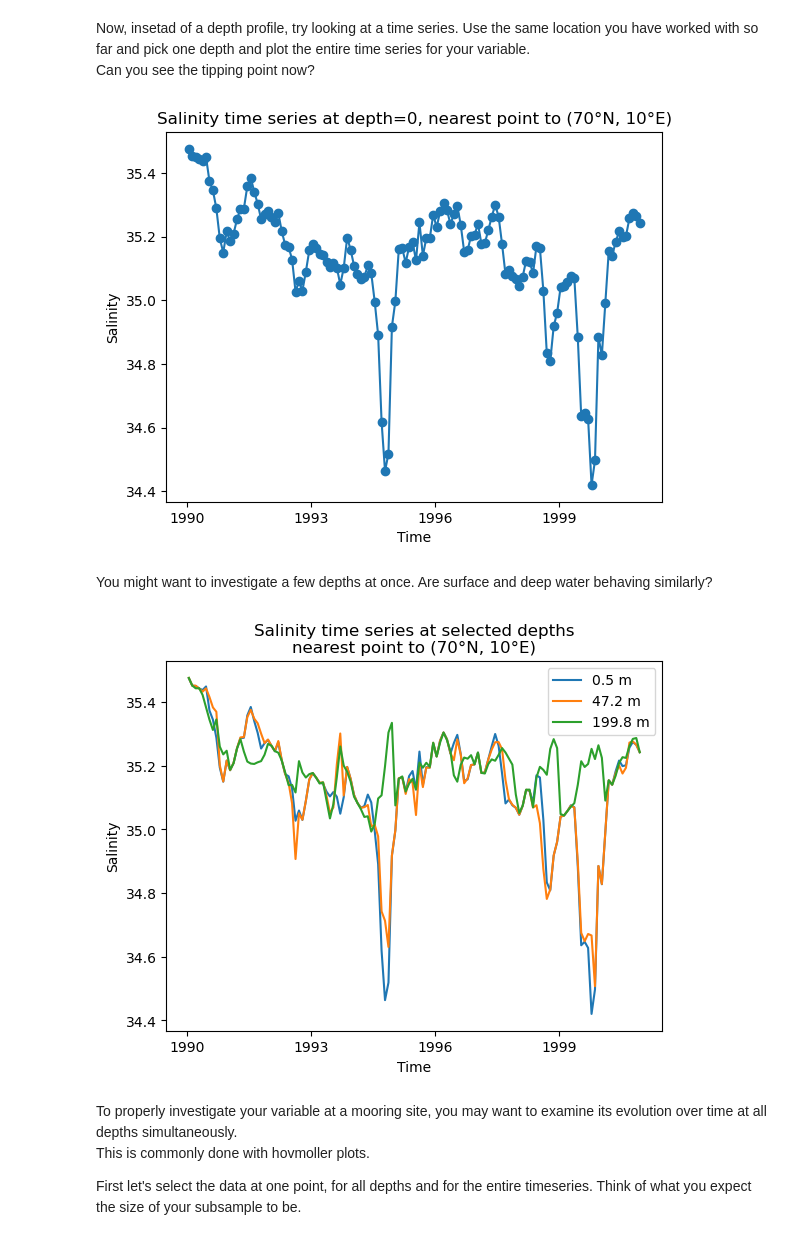
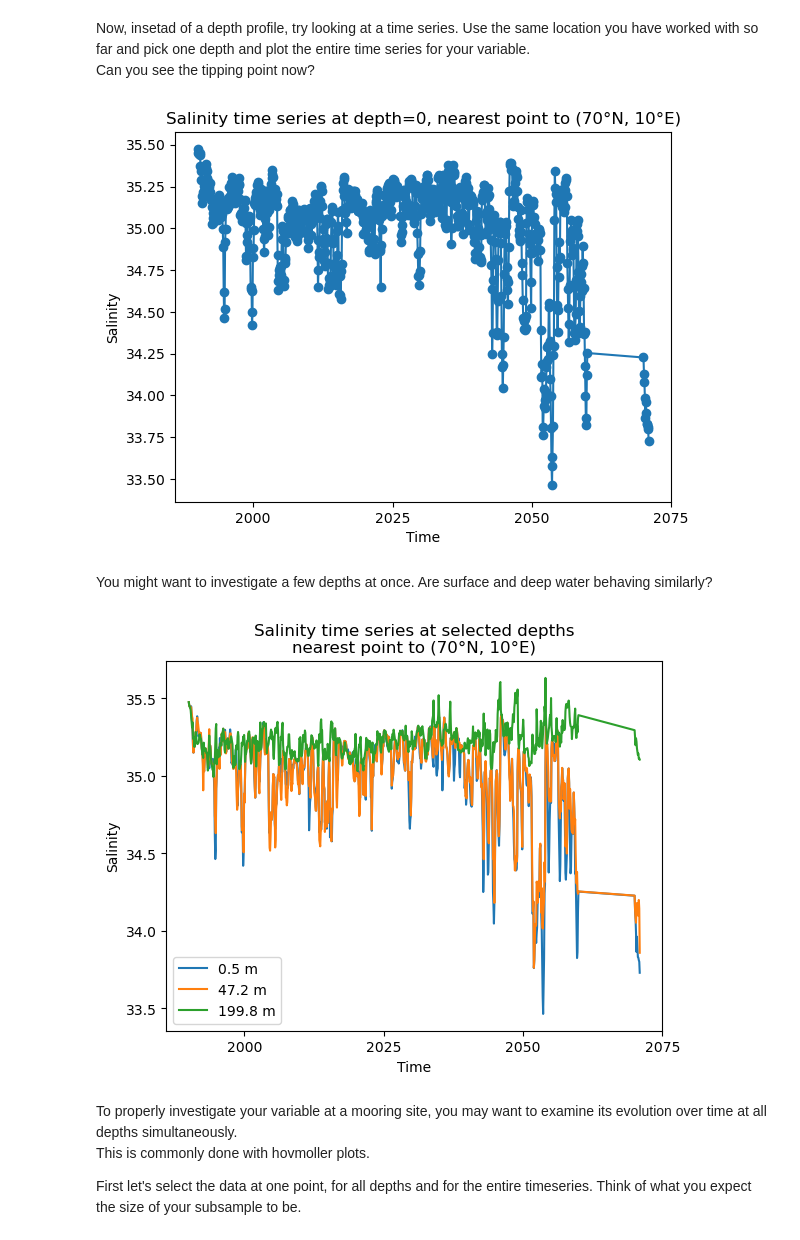
Before and after one commit to NOC-MSM/ARIA_workshop, a Jupyter notebook: Challenges/Challenge2.ipynb, the cells around one changed output. Saved outputs shown, nothing was run; the diff lists cells and outputs as text; code cells hidden in the pictures.

```diff
--- a/Challenges/Challenge2.ipynb
+++ b/Challenges/Challenge2.ipynb
@@ -17,7 +17,7 @@ import xarray as xr
 path = "/gws/pw/j07/workshop/ARIA_src_data/"
 t_path3d = path + "VERIFY_eORCA025_MED_UKESM_3D_19900101_20710101_grid_T.nc"
 
-ds = xr.open_dataset(t_path3d)
+ds = xr.open_dataset(t_path3d, chunks={"x":400,"y":400})
 
 ds
 # %% [output]
@@ -47,8 +46,0 @@ You will also notice that, in the coordinates section, nav_lat and nav_lon are n
-# %%
-# Make nav_lat/nav_lon 2D on the full dataset (take first time slice)
-nav_lat_2d = ds.nav_lat.isel(time_counter=0, drop=True)  # dims: (y, x)
-nav_lon_2d = ds.nav_lon.isel(time_counter=0, drop=True)  # dims: (y, x)
-
-# and re-assign it to your dataset. now ds should show nav_lat and nav_lon as (y, x).
-ds = ds.assign_coords(nav_lat=nav_lat_2d, nav_lon=nav_lon_2d)
-ds
@@ -130,10 +99,10 @@ target_lat = 70
 target_lon = 10
 
 # Then find the closest model point to these coordinates
-dist = ((ds_subset.nav_lat - target_lat)**2 + (ds_subset.nav_lon - target_lon)**2)**0.5
+dist = ((ds.nav_lat - target_lat)**2 + (ds.nav_lon - target_lon)**2)**0.5
 
 # Find the index of the closest point by:
-dist_1d = dist.stack(points=("y", "x")) # Turning the 2D grid (y, x) into a 1D list of points called "points". Each entry in "points" corresponds to the a set of (y, x).
+dist_1d = dist.stack(points=("y", "x")).load() # Turning the 2D grid (y, x) into a 1D list of points called "points". Each entry in "points" corresponds to the a set of (y, x).
 ip = dist_1d.argmin("points") # getting index of the point with minimum distance (closest point)
 
 # Recover the original (y, x) indices from the stacked MultiIndex
@@ -141,7 +110,7 @@ j = dist_1d["y"].isel(points=ip).item()
 i = dist_1d["x"].isel(points=ip).item()
 
 #Use (j, i) with isel to get the vertical profile (all depths, one time)
-salinity_profile = ds_subset.so.sel(time_counter="1992-12").isel(y=j, x=i)
+salinity_profile = ds.so.sel(time_counter="1992-12").isel(y=j, x=i)
 
 #print(salinity_profile)
 #print(salinity_profile.deptht.values)
@@ -225,24 +194,24 @@ Use the same location you have worked with so far and pick one depth and plot th
 Can you see the tipping point now?
 # %%
 # Time series at surface (deptht=0) for the selected grid point (j, i)
-salinity_ts = ds_subset.so.isel(deptht=0, y=j, x=i)   # dims: time_counter
+salinity_ts = ds.so.isel(deptht=0, y=j, x=i)   # dims: time_counter
 
 # plot the timeseries from 1990 to 2000
 #import matplotlib.pyplot as plt
 fig, ax = plt.subplots()
 
 # Line + scatter time series
 salinity_ts.plot(ax=ax)
 ax.scatter(salinity_ts["time_counter"].values,
            salinity_ts.values)
 
 ax.set_title("Salinity time series at depth=0, nearest point to (70°N, 10°E)")
 ax.set_xlabel("Time")
 ax.set_ylabel("Salinity")
 
 plt.show()
 # %% [output]
-[figure, old version]
+[figure, new version]
 # %% [markdown]
 You might want to investigate a few depths at once. Are surface and deep water behaving similarly?
 # %%
@@ -252,7 +221,7 @@ depths = [0, 50, 200]   # change as you like
 fig, ax = plt.subplots()
 for d in depths:
     # time series at depth ~ d, for point (j, i)
-    salinity_ts = ds_subset.so.sel(deptht=d, method="nearest").isel(y=j, x=i) # find the closest depth to the values you choose
+    salinity_ts = ds.so.sel(deptht=d, method="nearest").isel(y=j, x=i) # find the closest depth to the values you choose
     label = f"{float(salinity_ts.deptht.values):.1f} m"     # label with the actual depth level used. (:.1f is the to round at significant figure)
     salinity_ts.plot(ax=ax, label=label)
 
@@ -262,7 +231,7 @@ ax.set_ylabel("Salinity")
 ax.legend()
 plt.show()
 # %% [output]
-[figure, old version]
+[figure, new version]
 # %% [markdown]
 To properly investigate your variable at a mooring site, you may want to examine its evolution over time at all depths simultaneously.
 This is commonly done with hovmoller plots.
```
Also changed, not shown: parts of 8 cells of this notebook.
